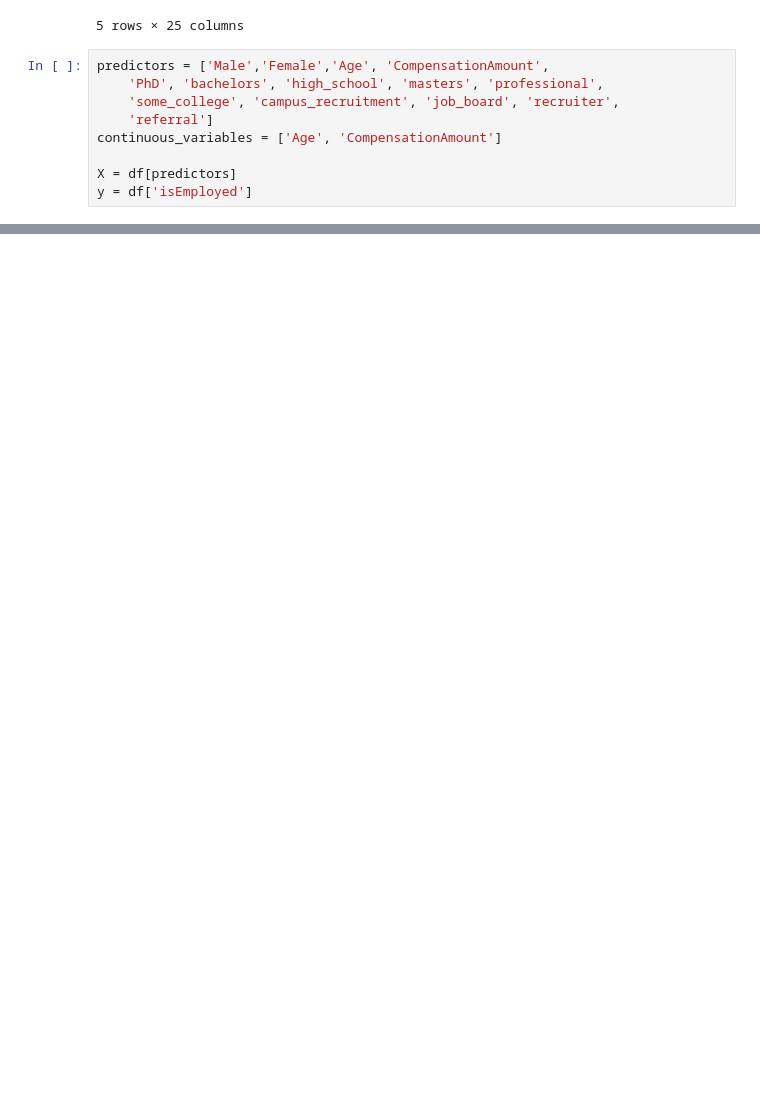
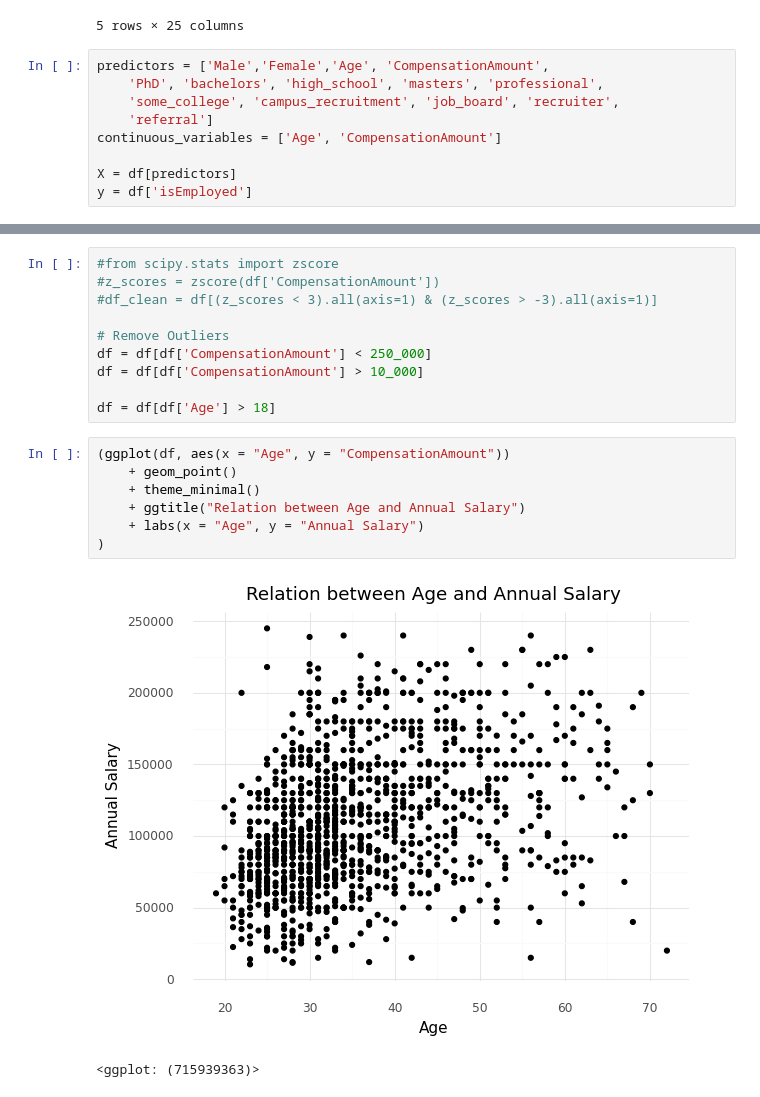
Before and after one commit to arell110/CPSC_392_Final_Project, a Jupyter notebook: Code/finalProject.ipynb, the cells around one changed output, grey strips where cells are left out. Saved outputs shown, nothing was run; the diff lists cells and outputs as text; blank space fills up the shorter version.

```diff
--- a/Code/finalProject.ipynb
+++ b/Code/finalProject.ipynb
@@ -184,0 +262,20 @@ plot_roc_curve(lr, X_test, y_test)
+# %%
+#from scipy.stats import zscore
+#z_scores = zscore(df['CompensationAmount'])
+#df_clean = df[(z_scores < 3).all(axis=1) & (z_scores > -3).all(axis=1)]
+
+# Remove Outliers
+df = df[df['CompensationAmount'] < 250_000]
+df = df[df['CompensationAmount'] > 10_000]
+
+df = df[df['Age'] > 18]
+# %%
+(ggplot(df, aes(x = "Age", y = "CompensationAmount"))
+    + geom_point()
+    + theme_minimal()
+    + ggtitle("Relation between Age and Annual Salary")
+    + labs(x = "Age", y = "Annual Salary")
+)
+# %% [output]
+[figure, added]
+<ggplot: (715939363)>
```
Also changed, not shown: parts of 12 cells of this notebook, 2 other files.
